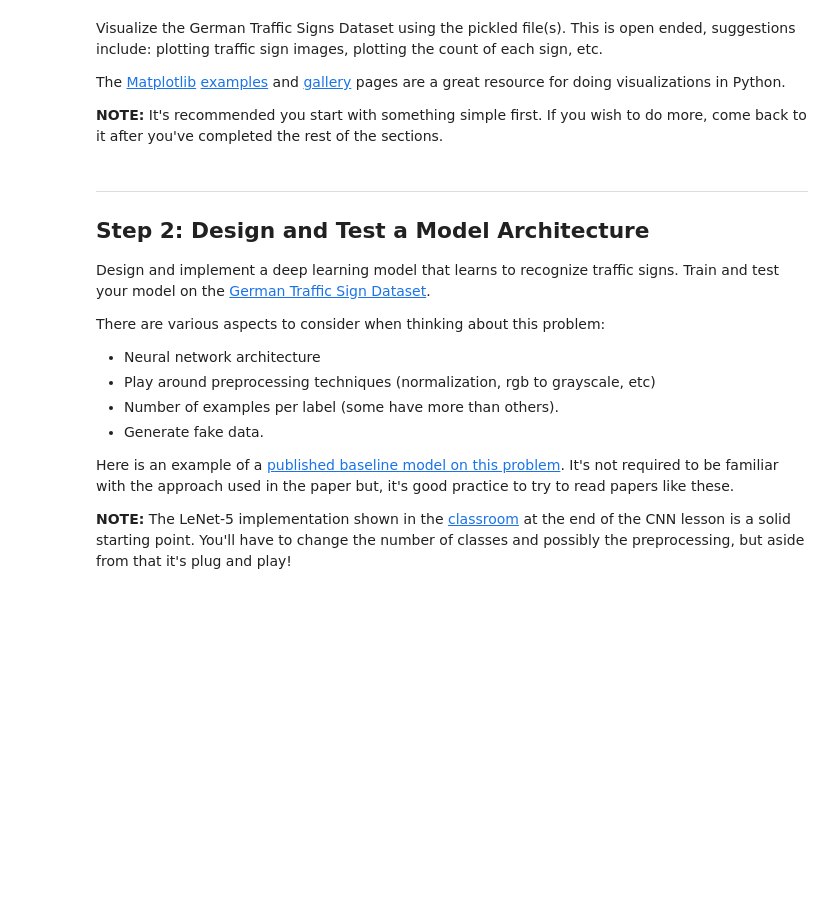
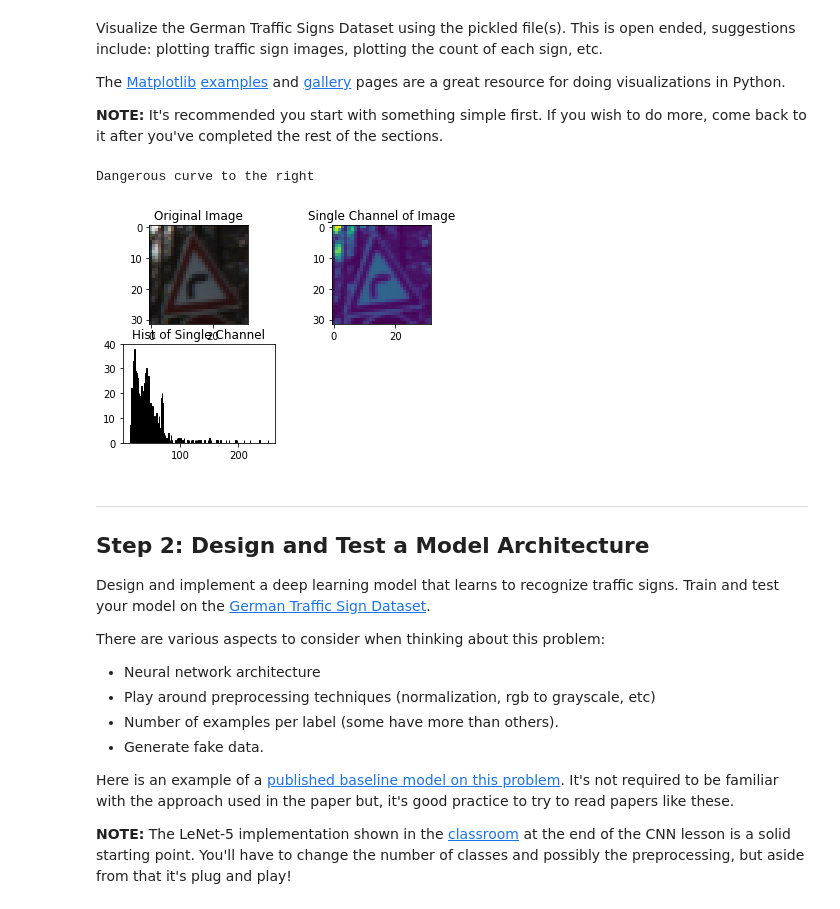
Before and after one commit to IanBoyanZhang/CarND-Traffic-Sign-Classifier-Project, a Jupyter notebook: Traffic_Sign_Classifier.ipynb, the cells around one changed output. Cells and saved outputs as stored; diff of their text form; code cells hidden in the pictures; blank space fills up the shorter version.

Commit message:
[Feature] Baseline visualization

```diff
--- a/Traffic_Sign_Classifier.ipynb
+++ b/Traffic_Sign_Classifier.ipynb
@@ -106,3 +95,53 @@ import matplotlib.pyplot as plt
+# %%
+### Data exploration visualization code goes here.
+### Feel free to use as many code cells as needed.
+import matplotlib.pyplot as plt
+# Visualizations will be shown in the notebook.
+%matplotlib inline
+
+from mpl_toolkits.mplot3d import Axes3D
+from matplotlib import cm
+from matplotlib.ticker import LinearLocator, FormatStrFormatter
+
+import numpy as np
+import random
+
+index = random.randint(0, len(X_train))
+
+fig = plt.figure()
+# ax = fig.gca(projection='3d')
+# ax = fig.add_subplot(131, projection='3d')
+
+# plt_axis_X = np.arange(0, image_shape[0] - 1, 0.25)
+# plt_axis_Y = np.arange(0, image_shape[1] - 1, 0.25)
+
+# plt_axis_X, plt_axis_Y = np.meshgrid(plt_axis_X, plt_axis_Y)
+
+# Very first picture in test set
+# test_image = X_train[index, :, :, :]
+test_image = X_train[index].squeeze()
+# # TODO: What's the more efficient/more pythonic way to do that?
+# for i in range(3):
+#     for x in range(32):
+#         for y in range(32):
+#             ax.scatter(x, y, test_image[x, y, i] + (i * 256), zdir='z', c='red' if i == 0 else 'green' if i == 1 else 'blue')
+
+# plt.imshow(test_image[:, :, 2])
+fig.add_subplot(221).set_title('Original Image')
+plt.imshow(test_image)
+fig.add_subplot(222).set_title("Single Channel of Image")
+plt.imshow(test_image[:, :, 2])
+# test_image[:, :, 0]
+# test_image[:, :, 2]
+# TODO: Resolve title overlapping
+
+fig.add_subplot(223).set_title("Hist of Single Channel")
+some = plt.hist(test_image[:, :, 0].flatten(), 256, fc='k', ec='k')
+
+print(df_signnames.loc[y_train[index]].SignName)
+# %% [output]
+Dangerous curve to the right
+[figure, added]
 # %% [markdown]
 ----
 
```
Also changed, not shown: parts of 4 cells of this notebook.
